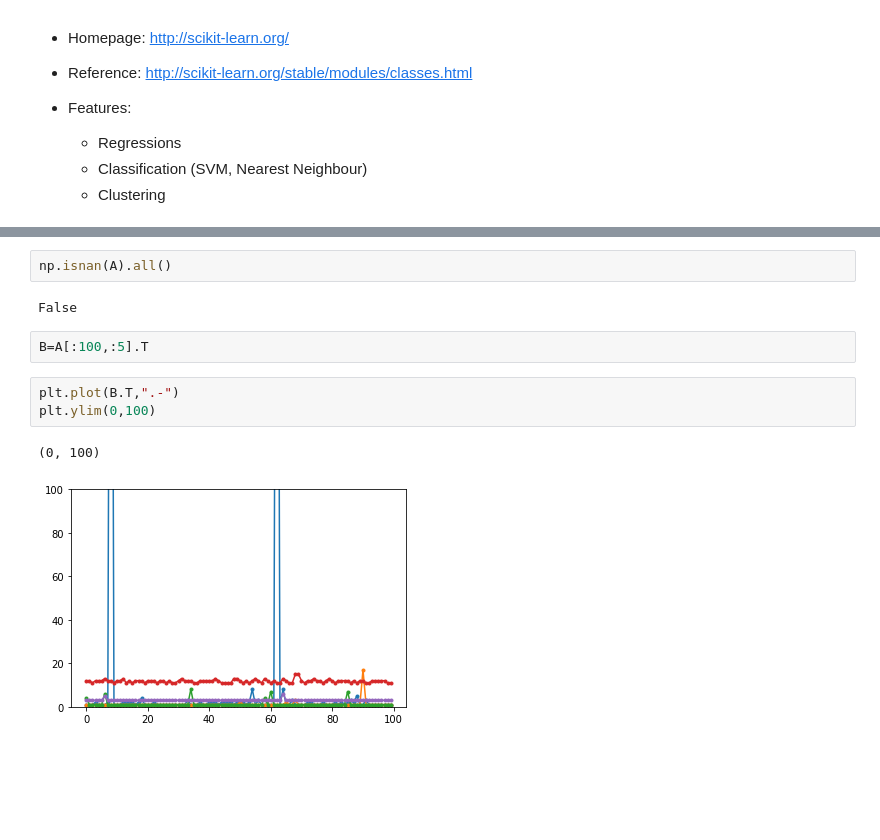
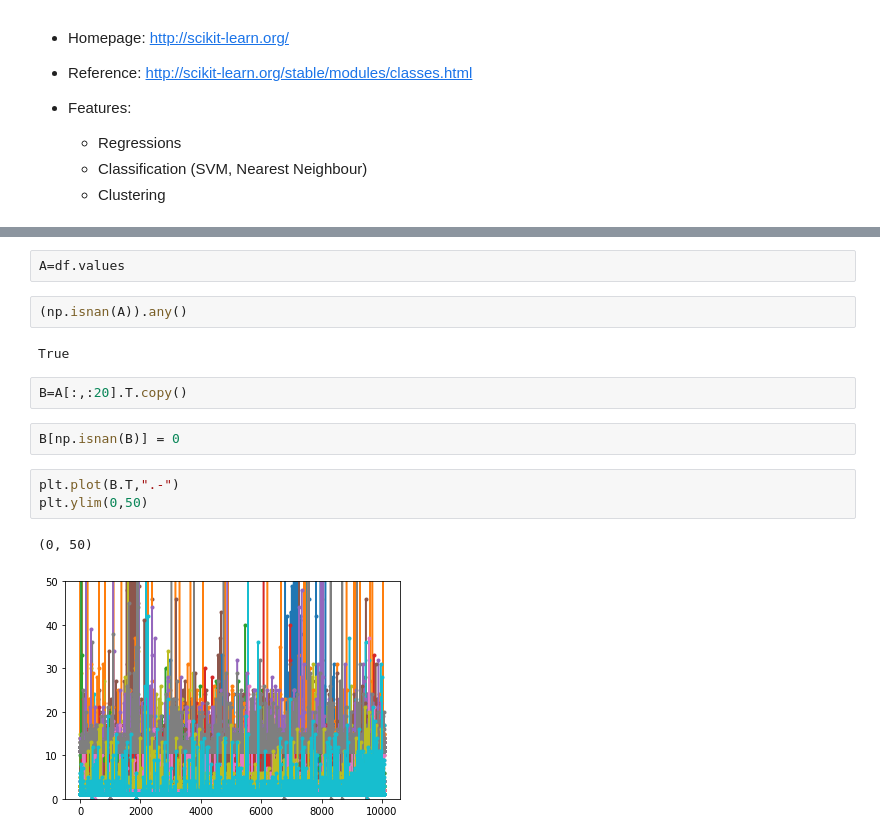
Before and after one commit to HeinrichHartmann/DS4OPS, a Jupyter notebook: work/2. Python Data Science Stack.ipynb, the cells around one changed output, grey strips where cells are left out. Cells and saved outputs as stored; diff of their text form; blank space fills up the shorter version.

```diff
--- a/work/2. Python Data Science Stack.ipynb
+++ b/work/2. Python Data Science Stack.ipynb
@@ -351,15 +646,19 @@ X
-# %%
-np.isnan(A).all()
-# %% [output]
-False
+# %%
+A=df.values
+# %%
+(np.isnan(A)).any()
+# %% [output]
+True
 # %%
-B=A[:100,:5].T
+B=A[:,:20].T.copy()
+# %%
+B[np.isnan(B)] = 0
 # %%
 plt.plot(B.T,".-")
-plt.ylim(0,100)
+plt.ylim(0,50)
 # %% [output]
-(0, 100)
+(0, 50)
-[figure, old version]
+[figure, new version]
 # %%
 import numpy as np
 from sklearn.decomposition import PCA
```
Also changed, not shown: parts of 70 cells of this notebook, 2 other files.
